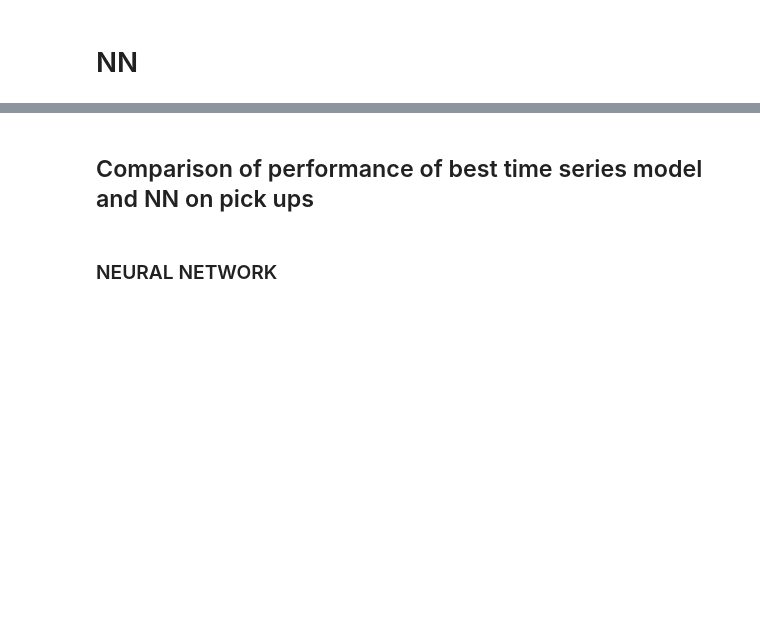
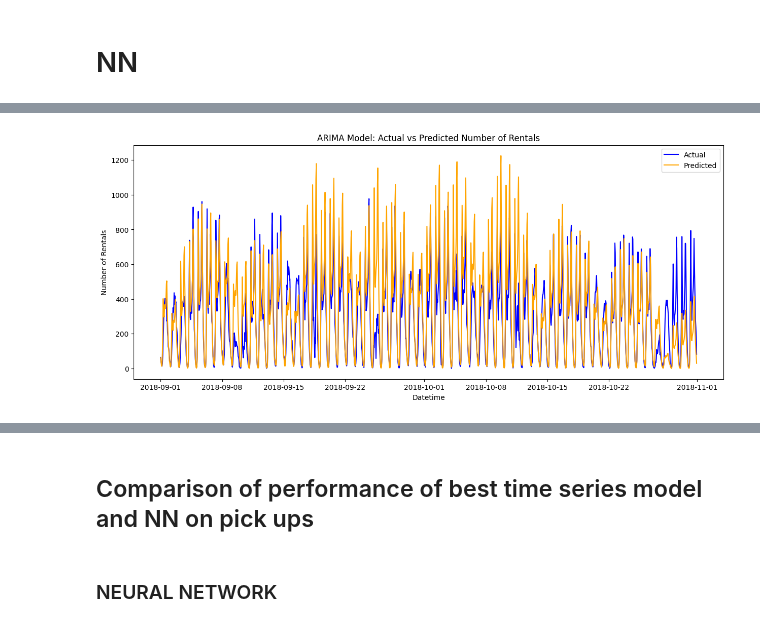
Before and after one commit to GermanButtiero/mobility, a Jupyter notebook: src/prediction.ipynb, the cells around one changed output, grey strips where cells are left out. Cells and saved outputs as stored; diff of their text form; code cells hidden in the pictures; blank space fills up the shorter version.

Commit message:
pred at night

```diff
--- a/src/prediction.ipynb
+++ b/src/prediction.ipynb
@@ -611,6 +646,8 @@ def get_dataset(hourly_cluster,n_lags, forecast_horizon, target):
               [f'target_+{step}' for step in range(1, forecast_horizon + 1)]
 
     df = df.dropna(subset=all_columns)
+    # --- Keep only rows at midnight (00:00) for end-of-day prediction ---
+    df = df[df.index.hour == 0]
 
     return df
 
@@ -688,15 +725,15 @@ def predict_nn(model, X_val_scaled, y_val):
     y_pred = model.predict(X_val_scaled)
     y_pred = np.clip(y_pred, 0, None)
 
-    mae_per_hour = mean_absolute_error(y_val, y_pred, multioutput='raw_values')
-    rmse_per_hour = root_mean_squared_error(y_val, y_pred, multioutput='raw_values')
+    # Flatten for all predictions
+    y_val_flat = y_val.flatten()
+    y_pred_flat = y_pred.flatten()
 
-    mae = np.round(np.mean(mae_per_hour), 2)
-    rmse= np.round(np.mean(rmse_per_hour),2)
-    return mae, rmse
+    # Metrics
+    mae, rmse = print_metrics(y_val_flat, y_pred_flat)
+    return y_val_flat, y_pred_flat, mae, rmse
 # %%
 p_train_model = create_nn_and_train(X_pickup_train_scaled, y_p_train)
-mae_p_train, rmse_p_train = predict_nn(p_train_model, X_pickup_val_scaled, y_p_val)
-performance_pickup["model_nn"] = {"val_mae": np.round(np.mean(mae_p_train),2), "val_rmse": np.round(np.mean(rmse_p_train),2)}
+y_val_flat, y_pred_flat, mae_p_train, rmse_p_train = predict_nn(p_train_model, X_pickup_val_scaled, y_p_val)
 # %% [output]
 Epoch 1/50
@@ -720,2 +757,15 @@ Epoch 50/50
+# %%
+val_start = pd.Timestamp('2018-09-01 00:00:00')
+val_end   = pd.Timestamp('2018-10-31 23:00:00')
+
+hourly_index = pd.date_range(start=val_start, end=val_end, freq='H')
+
+df_hourly_val = pd.DataFrame(index=hourly_index)
+df_hourly_val["y_pred"] = y_pred_flat
+df_hourly_val["y_true"] = y_val_flat
+# %%
+plot_predictions_vs_true(df_hourly_val, "y_pred", "y_true")
+# %% [output]
+[figure, added]
 # %%
 d_train_model = create_nn_and_train(X_dropoff_train_scaled, y_d_train)
```
Also changed, not shown: parts of 17 cells of this notebook.
